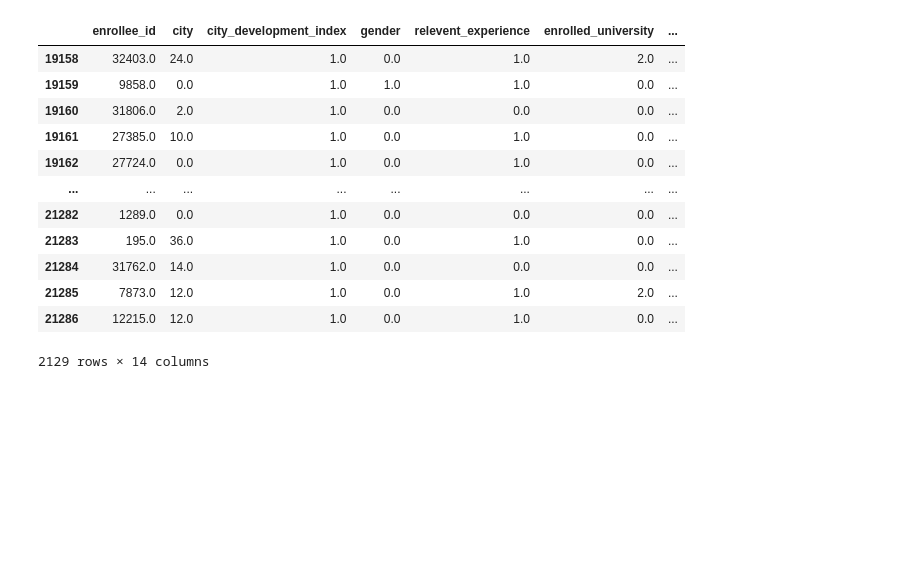
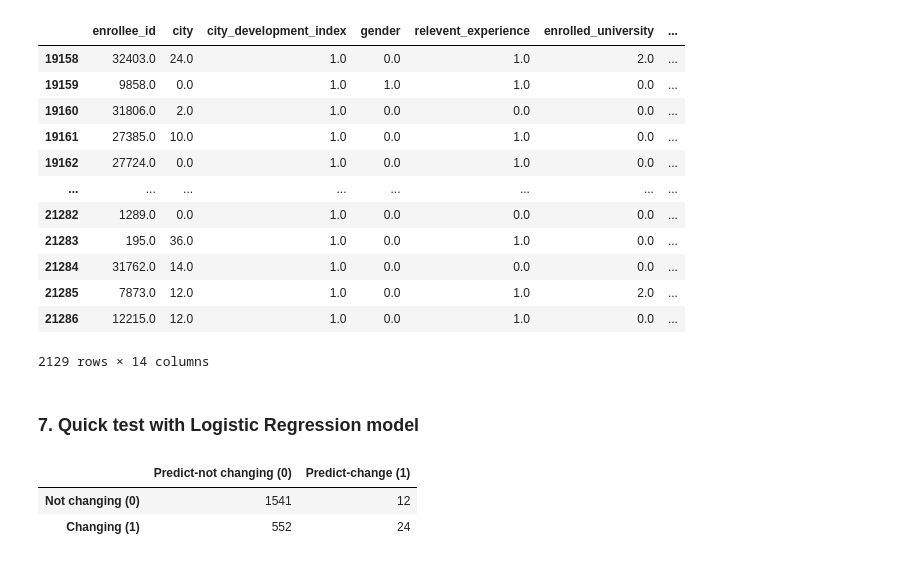
Before and after one commit to katiehuang1221/HR-Analytics-Predict-Who-Will-Leave-The-Job, a Jupyter notebook: notebook/01_data_extract_KNNImputer.ipynb, the cells around one changed output. Saved outputs shown, nothing was run; the diff lists cells and outputs as text; code cells hidden in the pictures; blank space fills up the shorter version.

```diff
--- a/notebook/01_data_extract_KNNImputer.ipynb
+++ b/notebook/01_data_extract_KNNImputer.ipynb
@@ -311,3 +311,5 @@ df_test
 | 21285 | 7873.0 | 12.0 | 1.0 | 0.0 | 1.0 | 2.0 | ... |
 | 21286 | 12215.0 | 12.0 | 1.0 | 0.0 | 1.0 | 0.0 | ... |
 2129 rows × 14 columns
+# %% [markdown]
+### 7. Quick test with Logistic Regression model
@@ -313,0 +321,17 @@ df_test
+# %%
+from sklearn.linear_model import LogisticRegression
+from sklearn.metrics import confusion_matrix, accuracy_score, classification_report
+from sklearn.metrics import roc_curve, auc, roc_auc_score
+from sklearn.metrics import precision_score, recall_score, precision_recall_curve,f1_score, fbeta_score, log_loss
+
+lm = LogisticRegression(solver='newton-cg',  # For comparison, use the same solver as statsmodels default
+                          C=100000)  # No regularization
+lm.fit(X_train, y_train)
+y_predict = lm.predict(X_test)
+pd.DataFrame(confusion_matrix(y_test, y_predict),\
+             columns=['Predict-not changing (0)','Predict-change (1)'],\
+            index=['Not changing (0)','Changing (1)'])
+# %% [output]
+|  | Predict-not changing (0) | Predict-change (1) |
+| Not changing (0) | 1541 | 12 |
+| Changing (1) | 552 | 24 |
```
Also changed, not shown: parts of 7 cells of this notebook, 3 other files.
